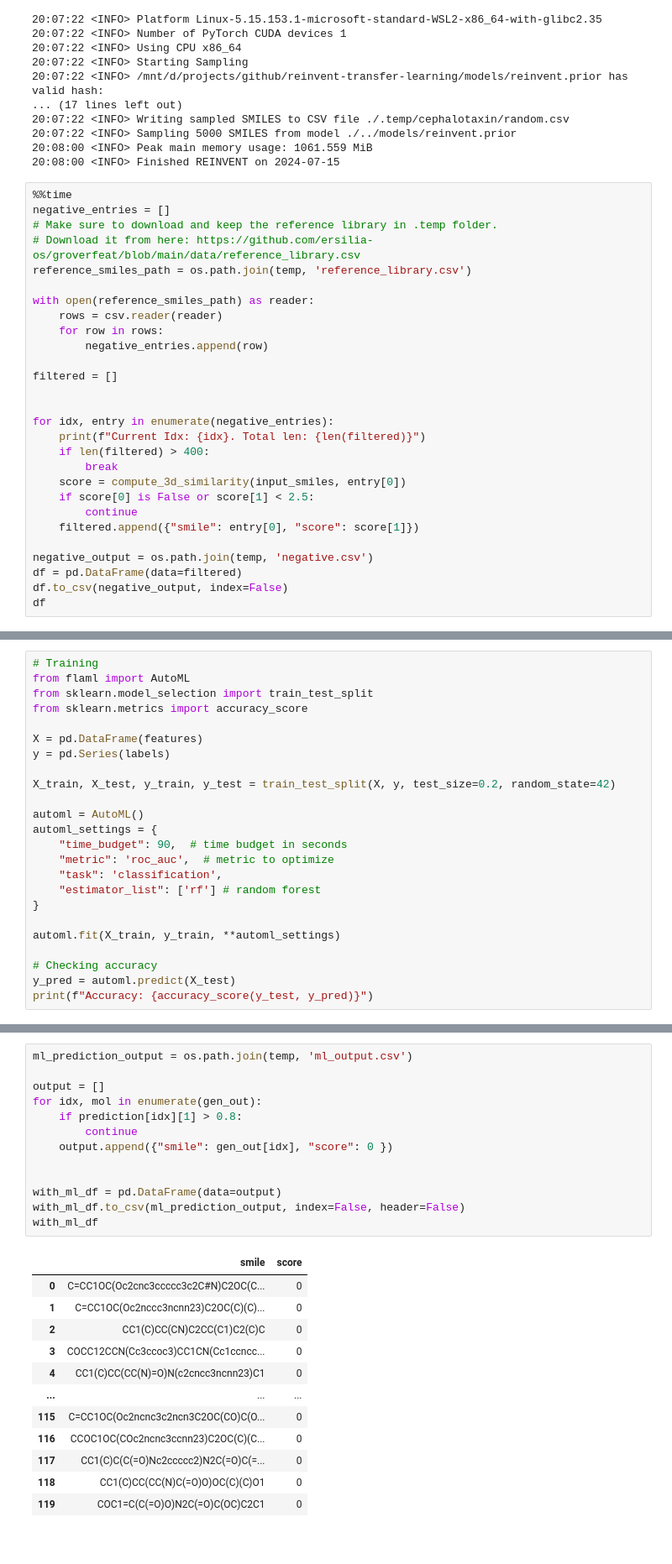
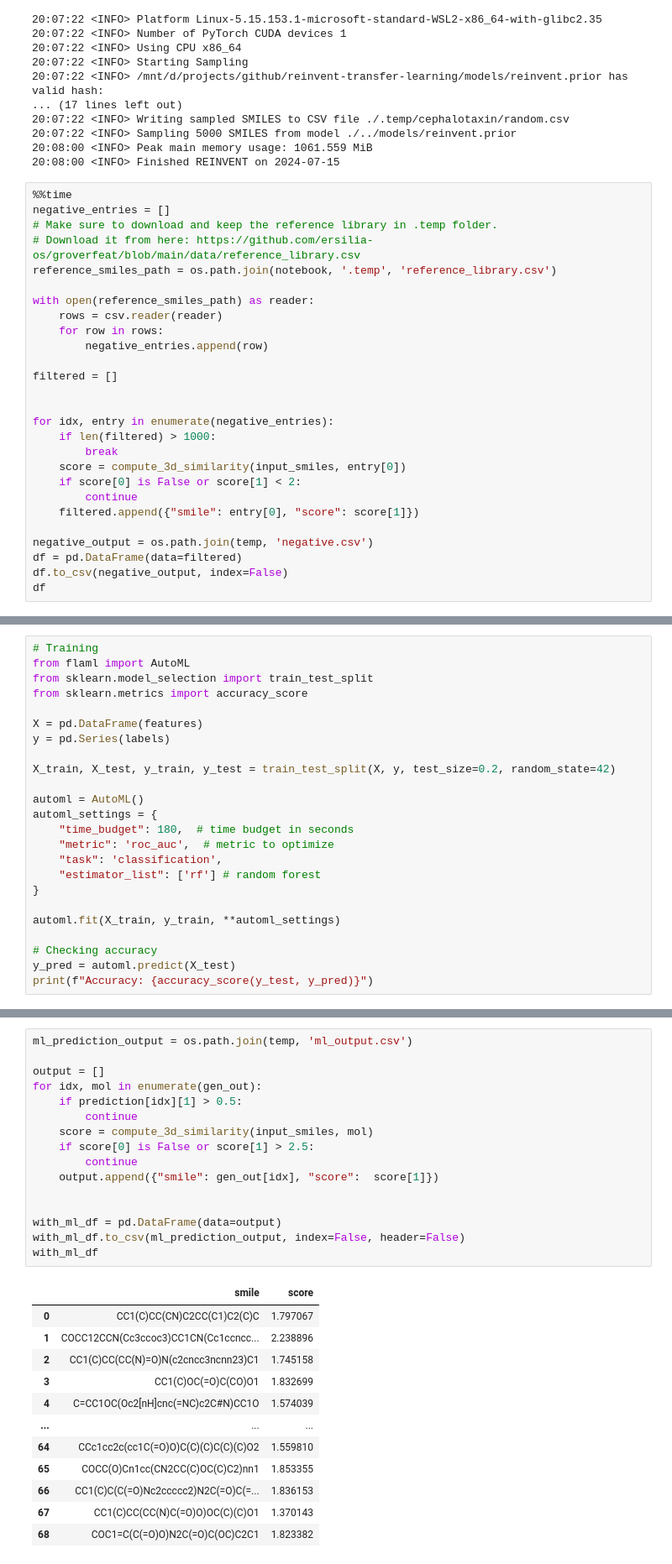
Before and after one commit to ankitskvmdam/reinvent-transfer-learning, a Jupyter notebook: notebooks/TransferLearning.ipynb, the cells around one changed output, grey strips where cells are left out. Shown: that part at 84% size. Drawn from its saved outputs; the diff is of its cells as text.

```diff
--- a/notebooks/TransferLearning.ipynb
+++ b/notebooks/TransferLearning.ipynb
@@ -256,7 +256,7 @@ Wall time: 7.04 s
 negative_entries = []
 # Make sure to download and keep the reference library in .temp folder.
 # Download it from here: https://github.com/ersilia-os/groverfeat/blob/main/data/reference_library.csv
-reference_smiles_path = os.path.join(temp, 'reference_library.csv')
+reference_smiles_path = os.path.join(notebook, '.temp', 'reference_library.csv')
 
 with open(reference_smiles_path) as reader:
     rows = csv.reader(reader)
@@ -267,11 +267,10 @@ filtered = []
 
 
 for idx, entry in enumerate(negative_entries):
-    print(f"Current Idx: {idx}. Total len: {len(filtered)}")
-    if len(filtered) > 400:
+    if len(filtered) > 1000:
         break
     score = compute_3d_similarity(input_smiles, entry[0])
-    if score[0] is False or score[1] < 2.5:
+    if score[0] is False or score[1] < 2:
         continue
     filtered.append({"smile": entry[0], "score": score[1]})
 
@@ -420,7 +342,7 @@ X_train, X_test, y_train, y_test = train_test_split(X, y, test_size=0.2, random_
 
 automl = AutoML()
 automl_settings = {
-    "time_budget": 90,  # time budget in seconds
+    "time_budget": 180,  # time budget in seconds
     "metric": 'roc_auc',  # metric to optimize
     "task": 'classification',
     "estimator_list": ['rf'] # random forest
@@ -486,26 +408,29 @@ array([[0.03617992, 0.96382008],
 # %%
 ml_prediction_output = os.path.join(temp, 'ml_output.csv')
 
 output = []
 for idx, mol in enumerate(gen_out):
-    if prediction[idx][1] > 0.8:
+    if prediction[idx][1] > 0.5:
         continue
-    output.append({"smile": gen_out[idx], "score": 0 })
+    score = compute_3d_similarity(input_smiles, mol)
+    if score[0] is False or score[1] > 2.5:
+        continue
+    output.append({"smile": gen_out[idx], "score":  score[1]})
 
 
 with_ml_df = pd.DataFrame(data=output)
 with_ml_df.to_csv(ml_prediction_output, index=False, header=False)
 with_ml_df
 # %% [output]
 |  | smile | score |
-| 0 | C=CC1OC(Oc2cnc3ccccc3c2C#N)C2OC(C... | 0 |
-| 1 | C=CC1OC(Oc2nccc3ncnn23)C2OC(C)(C)... | 0 |
-| 2 | CC1(C)CC(CN)C2CC(C1)C2(C)C | 0 |
-| 3 | COCC12CCN(Cc3ccoc3)CC1CN(Cc1ccncc... | 0 |
-| 4 | CC1(C)CC(CC(N)=O)N(c2cncc3ncnn23)C1 | 0 |
+| 0 | CC1(C)CC(CN)C2CC(C1)C2(C)C | 1.797067 |
+| 1 | COCC12CCN(Cc3ccoc3)CC1CN(Cc1ccncc... | 2.238896 |
+| 2 | CC1(C)CC(CC(N)=O)N(c2cncc3ncnn23)C1 | 1.745158 |
+| 3 | CC1(C)OC(=O)C(CO)O1 | 1.832699 |
+| 4 | C=CC1OC(Oc2[nH]cnc(=NC)c2C#N)CC1O | 1.574039 |
 | ... | ... | ... |
-| 115 | C=CC1OC(Oc2ncnc3c2ncn3C2OC(CO)C(O... | 0 |
-| 116 | CCOC1OC(COc2ncnc3ccnn23)C2OC(C)(C... | 0 |
-| 117 | CC1(C)C(C(=O)Nc2ccccc2)N2C(=O)C(=... | 0 |
-| 118 | CC1(C)CC(CC(N)C(=O)O)OC(C)(C)O1 | 0 |
-| 119 | COC1=C(C(=O)O)N2C(=O)C(OC)C2C1 | 0 |
+| 64 | CCc1cc2c(cc1C(=O)O)C(C)(C)C(C)(C)O2 | 1.559810 |
+| 65 | COCC(O)Cn1cc(CN2CC(C)OC(C)C2)nn1 | 1.853355 |
+| 66 | CC1(C)C(C(=O)Nc2ccccc2)N2C(=O)C(=... | 1.836153 |
+| 67 | CC1(C)CC(CC(N)C(=O)O)OC(C)(C)O1 | 1.370143 |
+| 68 | COC1=C(C(=O)O)N2C(=O)C(OC)C2C1 | 1.823382 |
```
Also changed, not shown: parts of 6 cells of this notebook.
